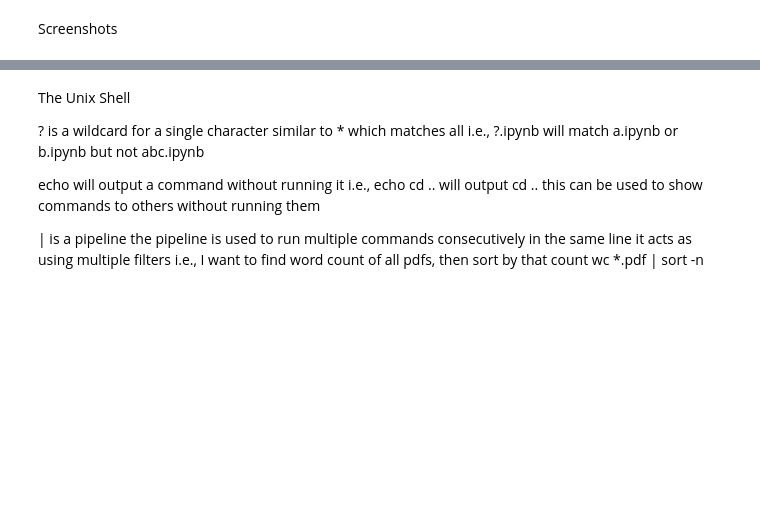
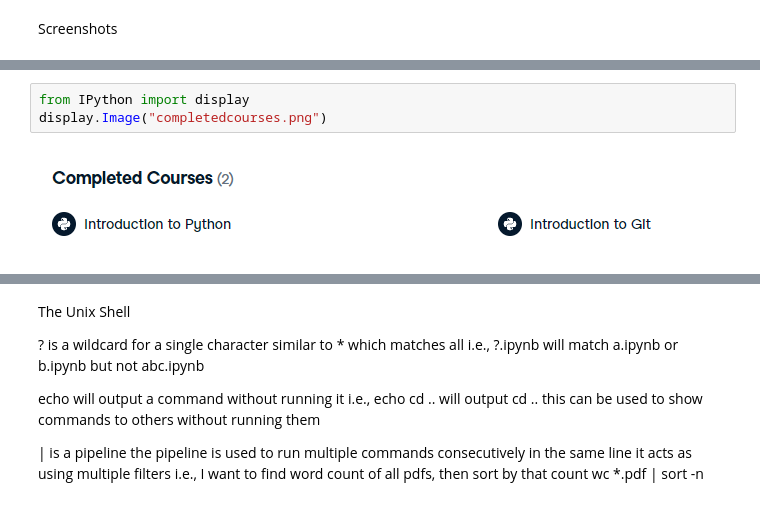
Before and after one commit to sarahabantao/CG-Assignments, a Jupyter notebook: Week03-Homework.ipynb, the cells around one changed output, grey strips where cells are left out. Cells and saved outputs as stored; diff of their text form; blank space fills up the shorter version.

Commit message:
add other ways to display image

```diff
--- a/Week03-Homework.ipynb
+++ b/Week03-Homework.ipynb
@@ -345,3 +345,8 @@ Use numpy to answer the following questions.
 Screenshots
 # %% [markdown]
 ![completed courses](completedcourses.png "completed courses")
+# %%
+from IPython import display
+display.Image("completedcourses.png")
+# %% [output]
+[figure, added]
```
Also changed, not shown: parts of 1 cell of this notebook.
